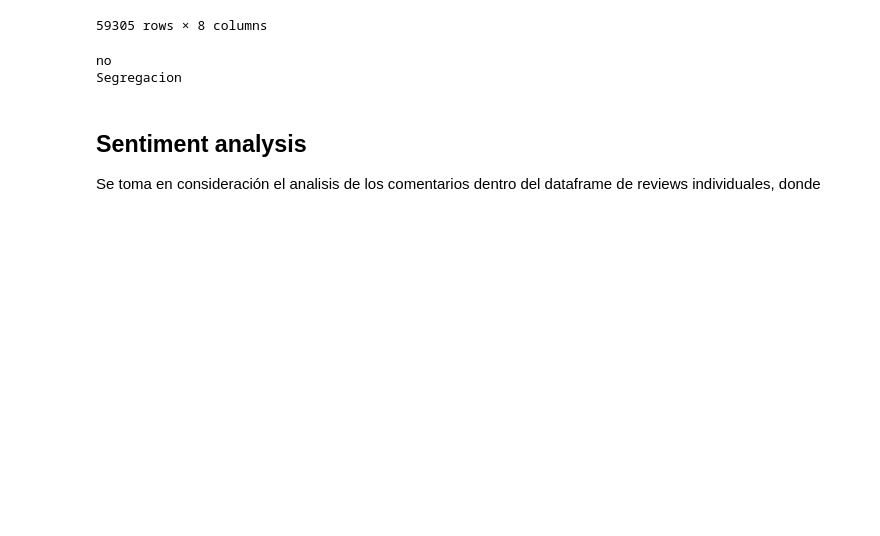
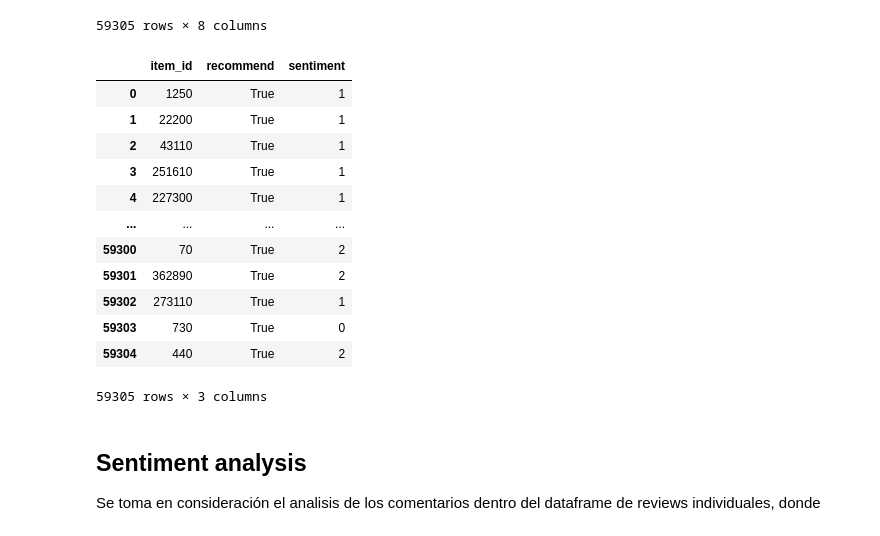
Before and after one commit to jaraycode/steam_games_mlops, a Jupyter notebook: ETL.ipynb, the cells around one changed output. Saved outputs shown, nothing was run; the diff lists cells and outputs as text; code cells hidden in the pictures; blank space fills up the shorter version.

```diff
--- a/ETL.ipynb
+++ b/ETL.ipynb
@@ -178,10 +178,21 @@ reviews_individual
 59305 rows × 8 columns
 # %%
 reviews_individual = reviews_individual.drop(columns=['funny', 'posted', 'last_edited', 'helpful', 'review'])
-reviews_individual['recommend'].value_counts()
+reviews_individual
 # %% [output]
+|  | item_id | recommend | sentiment |
+| 0 | 1250 | True | 1 |
+| 1 | 22200 | True | 1 |
+| 2 | 43110 | True | 1 |
+| 3 | 251610 | True | 1 |
+| 4 | 227300 | True | 1 |
+| ... | ... | ... | ... |
+| 59300 | 70 | True | 2 |
+| 59301 | 362890 | True | 2 |
+| 59302 | 273110 | True | 1 |
+| 59303 | 730 | True | 0 |
+| 59304 | 440 | True | 2 |
-no
-Segregacion
+59305 rows × 3 columns
 # %% [markdown]
 ## Sentiment analysis
 Se toma en consideración el analisis de los comentarios dentro del dataframe de reviews individuales, donde
```
Also changed, not shown: parts of 1 cell of this notebook.
